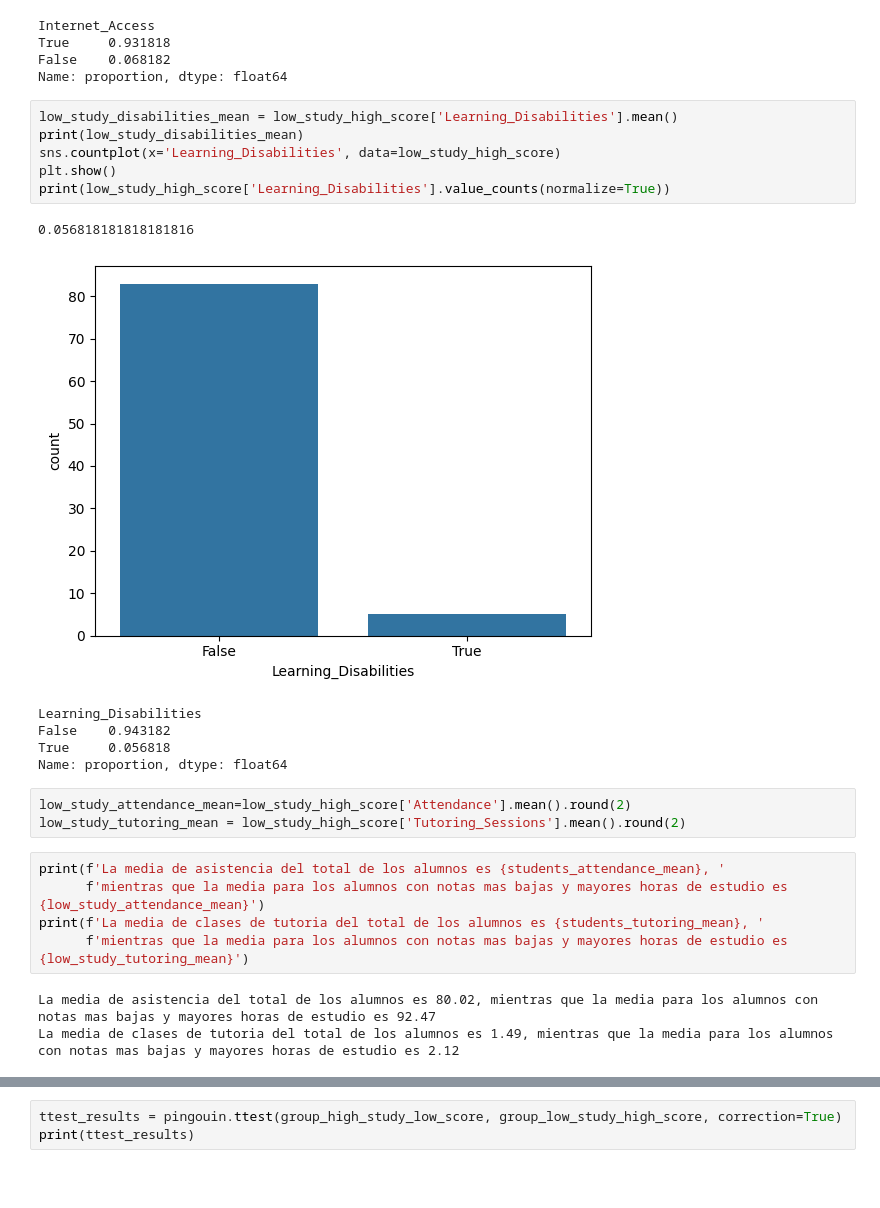
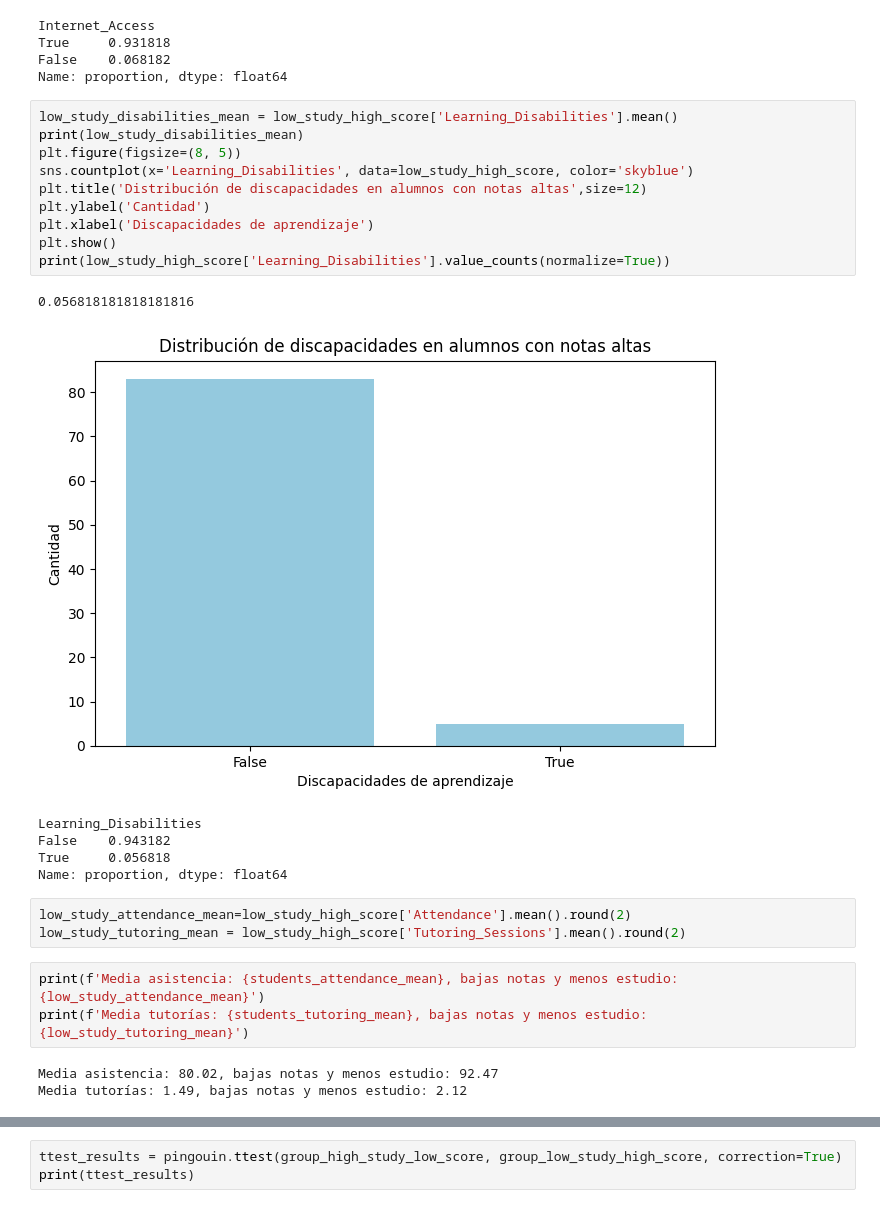
Before and after one commit to BertoniEliana/students_performance_factors, a Jupyter notebook: student_performance_factors.ipynb, the cells around one changed output, grey strips where cells are left out. Cells and saved outputs as stored; diff of their text form; blank space fills up the shorter version.

```diff
--- a/student_performance_factors.ipynb
+++ b/student_performance_factors.ipynb
@@ -420,12 +413,16 @@ Name: proportion, dtype: float64
 # %%
 low_study_disabilities_mean = low_study_high_score['Learning_Disabilities'].mean()
 print(low_study_disabilities_mean)
-sns.countplot(x='Learning_Disabilities', data=low_study_high_score)
+plt.figure(figsize=(8, 5))
+sns.countplot(x='Learning_Disabilities', data=low_study_high_score, color='skyblue')
+plt.title('Distribución de discapacidades en alumnos con notas altas',size=12)
+plt.ylabel('Cantidad')
+plt.xlabel('Discapacidades de aprendizaje')
 plt.show()
 print(low_study_high_score['Learning_Disabilities'].value_counts(normalize=True))
 # %% [output]
 0.056818181818181816
-[figure, old version]
+[figure, new version]
 Learning_Disabilities
 False    0.943182
 True     0.056818
@@ -433,12 +430,10 @@ Name: proportion, dtype: float64
 # %%
 low_study_attendance_mean=low_study_high_score['Attendance'].mean().round(2)
 low_study_tutoring_mean = low_study_high_score['Tutoring_Sessions'].mean().round(2)
-# %%
-print(f'La media de asistencia del total de los alumnos es {students_attendance_mean}, '
-      f'mientras que la media para los alumnos con notas mas bajas y mayores horas de estudio es {low_study_attendance_mean}')
-print(f'La media de clases de tutoria del total de los alumnos es {students_tutoring_mean}, '
-      f'mientras que la media para los alumnos con notas mas bajas y mayores horas de estudio es {low_study_tutoring_mean}')
-# %% [output]
-La media de asistencia del total de los alumnos es 80.02, mientras que la media para los alumnos con notas mas bajas y mayores horas de estudio es 92.47
-La media de clases de tutoria del total de los alumnos es 1.49, mientras que la media para los alumnos con notas mas bajas y mayores horas de estudio es 2.12
+# %%
+print(f'Media asistencia: {students_attendance_mean}, bajas notas y menos estudio: {low_study_attendance_mean}')
+print(f'Media tutorías: {students_tutoring_mean}, bajas notas y menos estudio: {low_study_tutoring_mean}')
+# %% [output]
+Media asistencia: 80.02, bajas notas y menos estudio: 92.47
+Media tutorías: 1.49, bajas notas y menos estudio: 2.12
 # %% [markdown]
```
Also changed, not shown: parts of 43 cells of this notebook.
